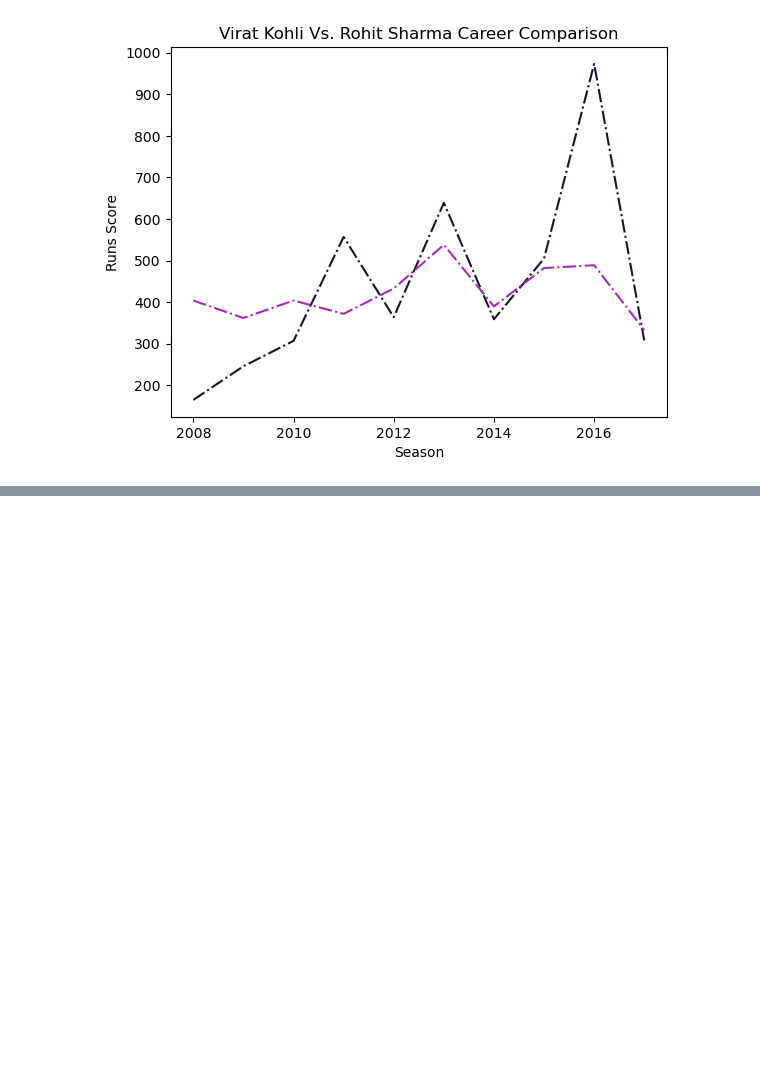
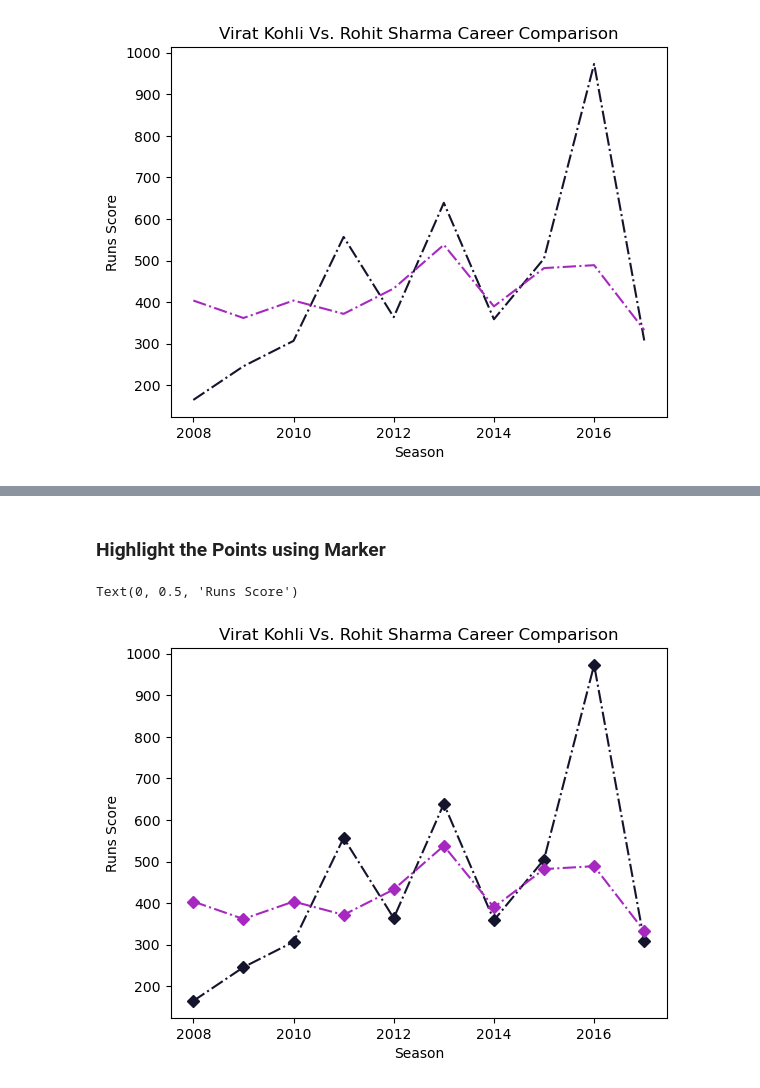
Before and after one commit to SejalKumari011/Python-Libraries, a Jupyter notebook: matplotlib.ipynb, the cells around one changed output, grey strips where cells are left out. Drawn from its saved outputs; the diff is of its cells as text; code cells hidden in the pictures; blank space fills up the shorter version.

```diff
--- a/matplotlib.ipynb
+++ b/matplotlib.ipynb
@@ -116,0 +128,11 @@ Text(0, 0.5, 'Runs Score')
+# %% [markdown]
+### Highlight the Points using Marker
+# %%
+plt.plot(batsman['index'],batsman['V Kohli'],color='#14142d',linestyle='dashdot',marker='D')
+plt.plot(batsman['index'],batsman['RG Sharma'],color='#a728c0',linestyle='dashdot',marker='D')
+plt.title("Virat Kohli Vs. Rohit Sharma Career Comparison")
+plt.xlabel('Season')
+plt.ylabel('Runs Score')
+# %% [output]
+Text(0, 0.5, 'Runs Score')
+[figure, added]
```
Also changed, not shown: parts of 36 cells of this notebook, 1 other file.
